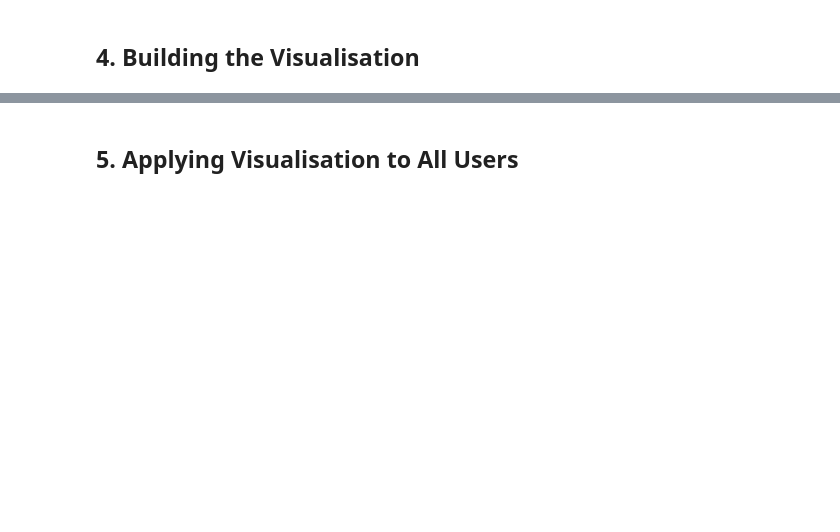
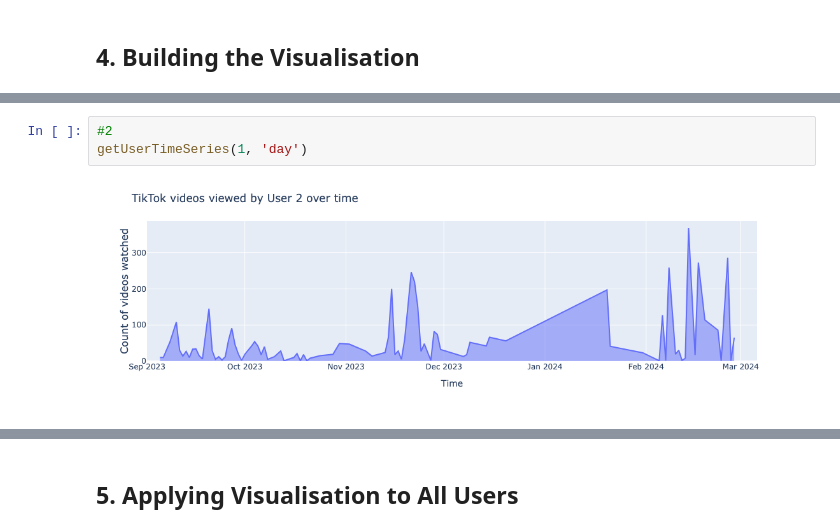
Before and after one commit to mirayagupta13/CS315Project2, a Jupyter notebook: Timeseries for User Data.ipynb, the cells around one changed output, grey strips where cells are left out. Drawn from its saved outputs; the diff is of its cells as text; blank space fills up the shorter version.

```diff
--- a/Timeseries for User Data.ipynb
+++ b/Timeseries for User Data.ipynb
@@ -188,0 +204,5 @@ getUserTimeSeries(0, 'day')
+# %%
+#2
+getUserTimeSeries(1, 'day')
+# %% [output]
+[figure, added]
```
Also changed, not shown: parts of 17 cells of this notebook, 2 other files.
